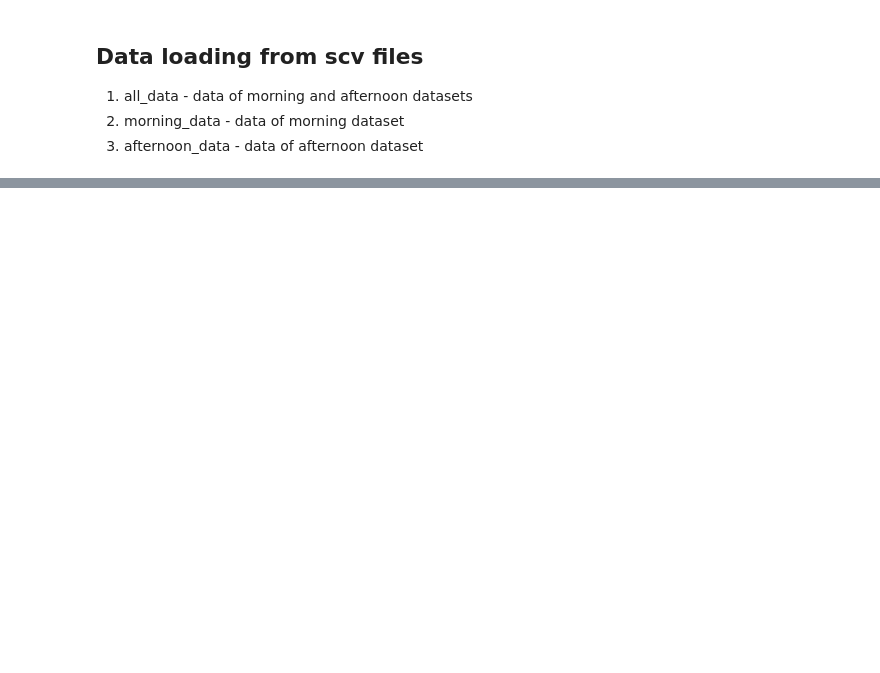
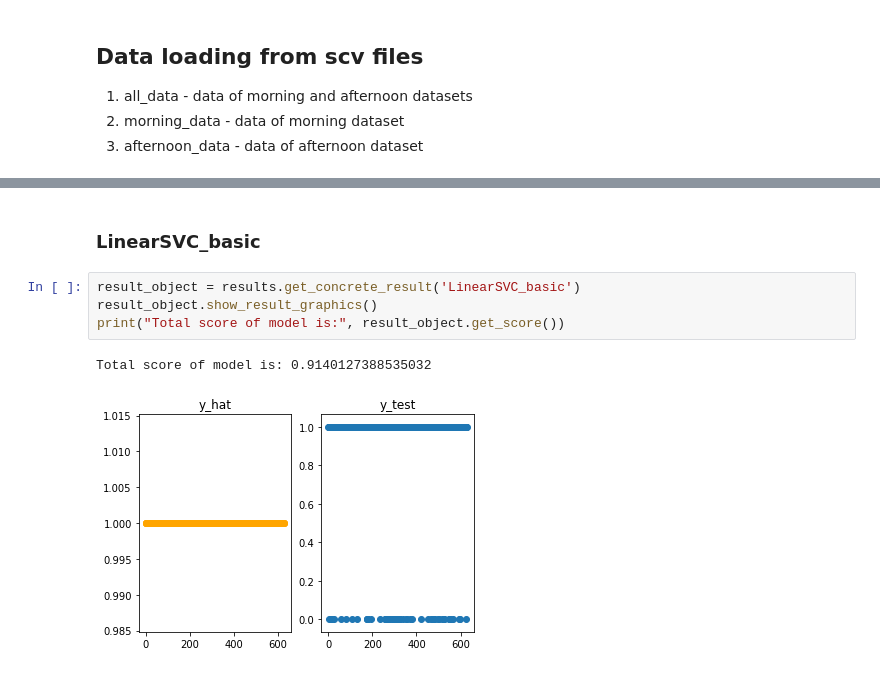
Before and after one commit to Belket/ResperatoryDeseaseClassification, a Jupyter notebook: Disease classification.ipynb, the cells around one changed output, grey strips where cells are left out. Cells and saved outputs as stored; diff of their text form; blank space fills up the shorter version.

```diff
--- a/Disease classification.ipynb
+++ b/Disease classification.ipynb
@@ -302,0 +189,9 @@ f1_score(y_test, y_hat)
+# %% [markdown]
+### LinearSVC_basic
+# %%
+result_object = results.get_concrete_result('LinearSVC_basic')
+result_object.show_result_graphics()
+print("Total score of model is:", result_object.get_score())
+# %% [output]
+Total score of model is: 0.9140127388535032
+[figure, added]
```
Also changed, not shown: parts of 57 cells of this notebook, 4 other files.
